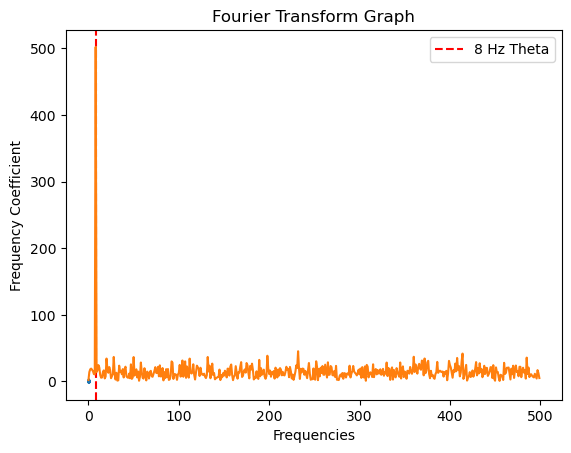
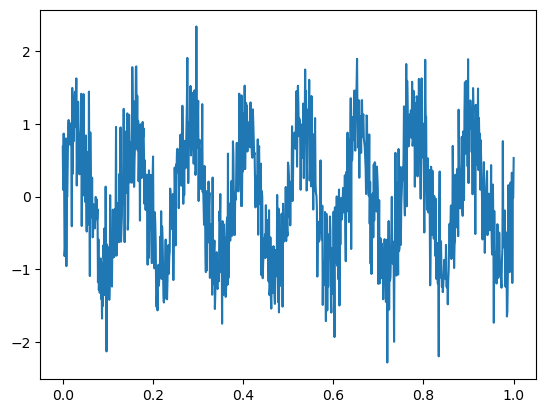
The notebook cell's code change between the first figure and the second:
--- before
+++ after
@@ -3,5 +3,6 @@
 import matplotlib.pyplot as plt
 from Bio import SeqIO
-
+high=8
+low=4 
 
 
@@ -15,6 +16,18 @@
 
 
-frequencias= fft.fftfreq(len(actual_brain_accurate_wave),1/1000)[:500]
-frequency_coeficients= np.abs(fft.fft(actual_brain_accurate_wave))[:500]
+
+
+frequencies= fft.fftfreq(len(actual_brain_accurate_wave),1/1000)
+magnitudes= np.abs(fft.fft(actual_brain_accurate_wave))
+fft_signal=fft.fft(actual_brain_accurate_wave)
+mask = (abs(frequencies) >= low) & (abs(frequencies) <= high)
+filtered_fft= fft_signal * mask
+filtered_signal = fft.ifft(filtered_fft).real
+
+plt.figure()
+plt.plot(time, filtered_signal)
+plt.show()
+
+plt.figure()
 plt.axvline(x=8, color='red', linestyle='--', label='8 Hz Theta')
 plt.legend()
@@ -22,5 +35,6 @@
 plt.ylabel('Frequency Coefficient')
 plt.title('Fourier Transform Graph')
-plt.plot(frequencias,frequency_coeficients)
+plt.plot(frequencies,magnitudes)
+plt.show()
 
 

Commit: week 5 complete: summary notebook clean